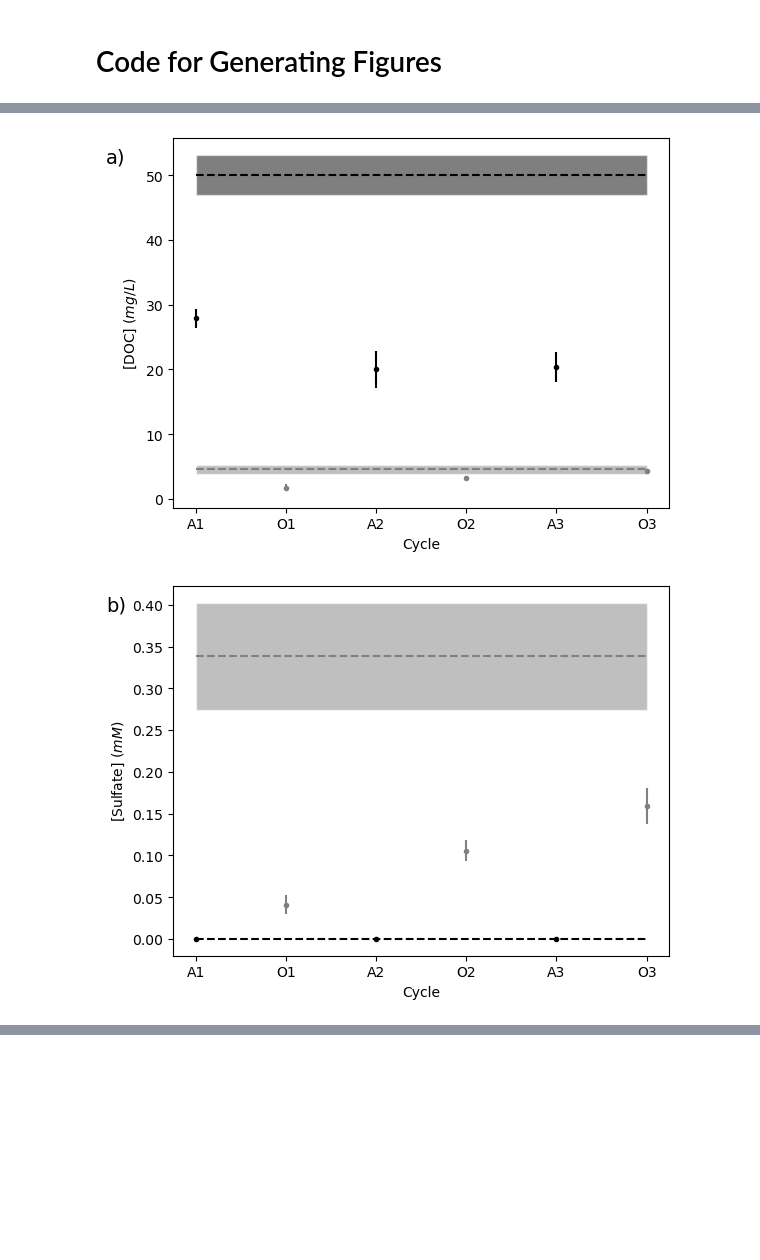
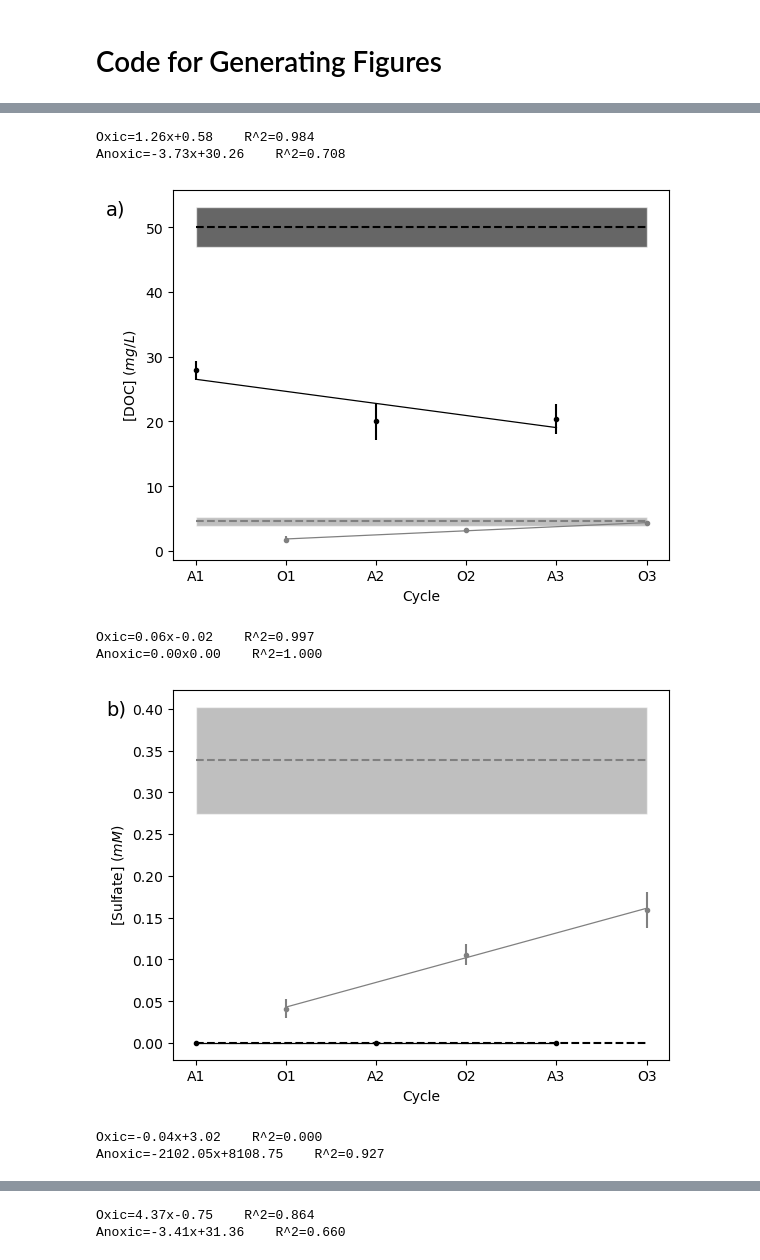
Before and after one commit to skip-skip/BiogeochemHW3, a Jupyter notebook: HW3.ipynb, the cells around one changed output, grey strips where cells are left out. Saved outputs shown, nothing was run; the diff lists cells and outputs as text; code cells hidden in the pictures; blank space fills up the shorter version.

Commit message:
Documentation and formatting

```diff
--- a/HW3.ipynb
+++ b/HW3.ipynb
@@ -59,38 +68,90 @@ df_anox
 # %%
 y_labels = ('[DOC] ($mg/L$)', '[Sulfate] ($mM$)', '[Fe] ($µM$)', '[Mn] ($µM$)')
 plt_labels=('a)','b)','c)','d)')
-df_fit = df['Cycle'] > 0
+model = LinearRegression()
+# Make 4 plots (one for each solute)
 for i in range(4):
-
+    # This solutes offset from the first target column
     col_off = 2*i
 
+    # OXIC PLOTTING
+    ################
+    # Complete oxic plotting
     oc0 = df_oxic_C0.iloc[:,2+col_off]
     oc0_err = df_oxic_C0.iloc[:,3+col_off]
 
     plt.plot([1,3.5],[oc0,oc0],'--', color='gray')
     plt.fill_between([1,3.5], oc0-oc0_err, oc0+oc0_err, alpha=0.5, color='gray', ec='#ffffffff')
 
+    # Oxic cycle plotting. Lambda function offsets this data from anoxic data
+    plt.errorbar(df_oxic['Cycle'].apply(lambda x: x+0.5),df_oxic.iloc[:,2+col_off],
+             yerr=df_oxic.iloc[:,3+col_off], fmt ='.', color='gray')
+
+    # Convert to numpy format and reshape into different dimension for fit function
+    x=df_oxic['Cycle'].values.reshape(-1,1)
+    y=df_oxic.iloc[:,2+col_off].values.reshape(-1,1)
+    # Run the model
+    model.fit(x,y)
+    y_model = model.predict(x)
+    r2 = model.score(x,y)
+    # Print equation
+    fit_form=''
+    if model.intercept_ > 0:
+        fit_form = 'Oxic={coef:.2f}x+{intcpt:.2f}    R^2={r2:.3f}'
+    else:
+        fit_form = 'Oxic={coef:.2f}x{intcpt:.2f}    R^2={r2:.3f}'
+    print(fit_form.format(coef = model.coef_[0][0], intcpt=model.intercept_[0],r2=r2))
+    # Plot the linear fit
+    plt.plot(df_oxic['Cycle'].apply(lambda x: x+0.5),y_model,color='gray', linewidth=0.9)
+
+    # ANOXIC PLOTTING
+    ##################
+    # Completely anoxic plotting
     ac0 = df_anox_C0.iloc[:,2+col_off]
     ac0_err = df_anox_C0.iloc[:,3+col_off]
 
     plt.plot([1,3.5],[ac0,ac0],'--', color = 'black')
-    plt.fill_between([1,3.5], ac0-ac0_err, ac0+ac0_err, alpha=0.5, color='black', ec='#ffffffff')
+    plt.fill_between([1,3.5], ac0-ac0_err, ac0+ac0_err, alpha=0.6, color='black', ec='#ffffffff')
 
+    # Anoxic cycle plotting
     plt.errorbar(df_anox['Cycle'],df_anox.iloc[:,2+col_off],
                  yerr=df_anox.iloc[:,3+col_off], fmt ='.', color='black')
-    plt.errorbar(df_oxic['Cycle'].apply(lambda x: x+0.5),df_oxic.iloc[:,2+col_off],
-                 yerr=df_oxic.iloc[:,3+col_off], fmt ='.', color='gray')
+
+    # Convert to numpy format and reshape into different dimension for fit function
+    x=df_anox['Cycle'].values.reshape(-1,1)
+    y=df_anox.iloc[:,2+col_off].values.reshape(-1,1)
+    # Run the model
+    model.fit(x,y)
+    y_model = model.predict(x)
+    r2 = model.score(x,y)
+    # Print formula
+    fit_form=''
+    if model.intercept_ > 0:
+        fit_form = 'Anoxic={coef:.2f}x+{intcpt:.2f}    R^2={r2:.3f}'
+    else:
+        fit_form = 'Anoxic={coef:.2f}x{intcpt:.2f}    R^2={r2:.3f}'
+    print(fit_form.format(coef = model.coef_[0][0], intcpt=model.intercept_[0],r2=r2))
+    # Plot linear fit
+    plt.plot(x,y_model,color='black',linewidth=0.9)
 
 
+    # FINAL PLOT FORMATTING
+    #########################
     locs, labels = plt.xticks()
     plt.xticks([1, 1.5, 2, 2.5, 3, 3.5], ['A1','O1','A2','O2','A3','O3'])
 
     plt.ylabel(y_labels[i])
     plt.xlabel('Cycle')
     plt.gcf().text(0.02, 0.83, plt_labels[i], fontsize=14)
-    #np.Polyfit.fit(df_fit[)
+
 
     plt.show()
 # %% [output]
+Oxic=1.26x+0.58    R^2=0.984
+Anoxic=-3.73x+30.26    R^2=0.708
-[figure, old version]
+[figure, new version]
+Oxic=0.06x-0.02    R^2=0.997
+Anoxic=0.00x0.00    R^2=1.000
-[figure, old version]
+[figure, new version]
+Oxic=-0.04x+3.02    R^2=0.000
+Anoxic=-2102.05x+8108.75    R^2=0.927
@@ -97,0 +159,2 @@ for i in range(4):
+Oxic=4.37x-0.75    R^2=0.864
+Anoxic=-3.41x+31.36    R^2=0.660
```
Also changed, not shown: parts of 3 cells of this notebook.
